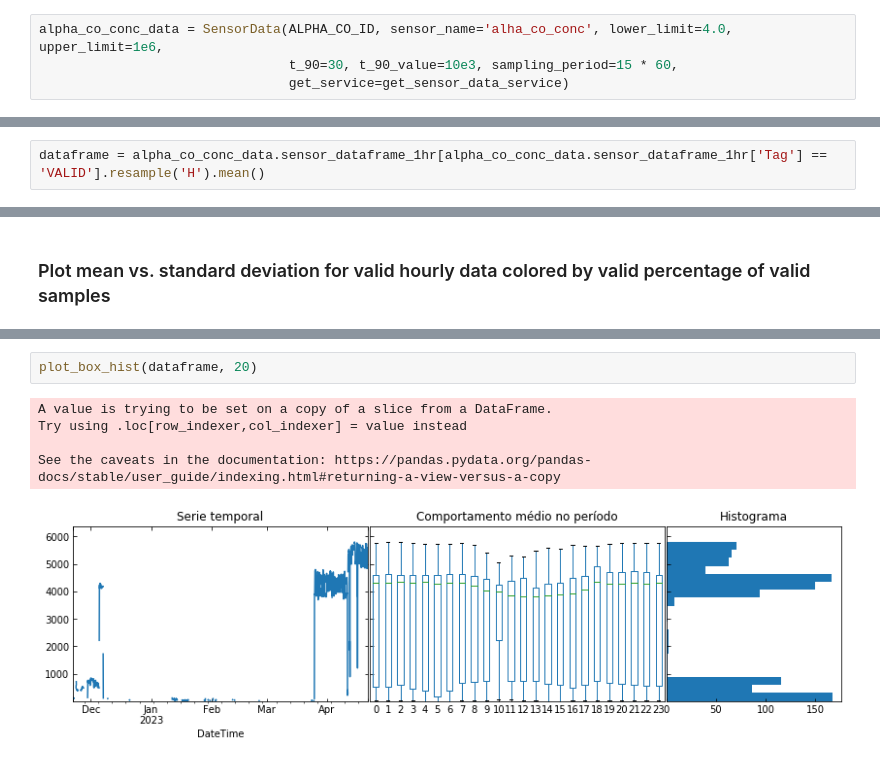
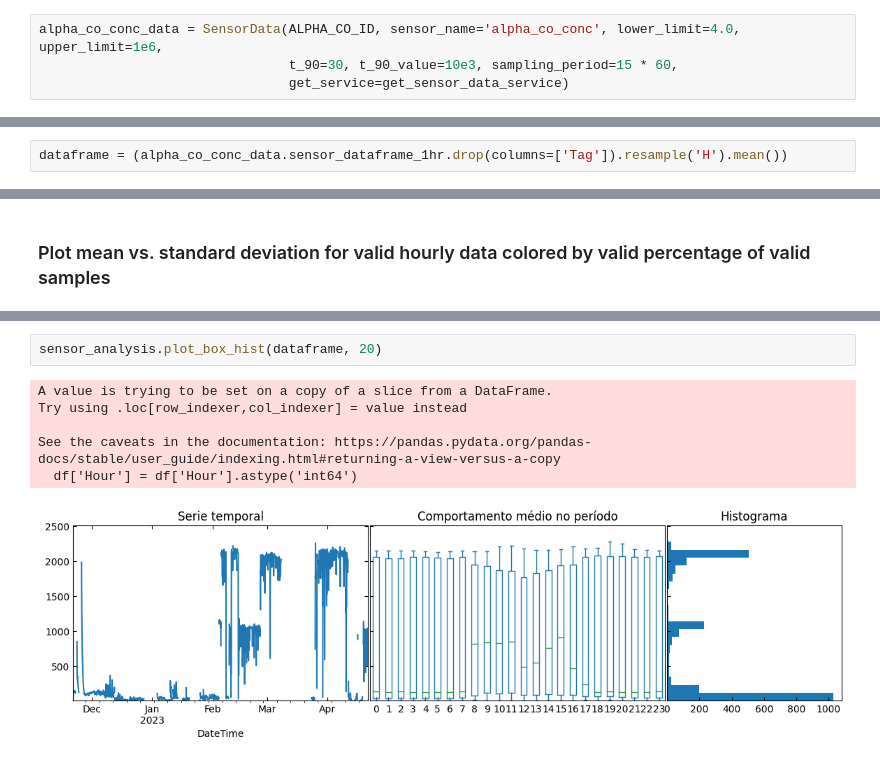
Before and after one commit to campofernando/lcqar-low-cost-monit-proc, a Jupyter notebook: field-data-treatment-Diamante_CO.ipynb, the cells around one changed output, grey strips where cells are left out. Saved outputs shown, nothing was run; the diff lists cells and outputs as text.

Commit message:
Update CO notebook for working with data from micro SD

```diff
--- a/field-data-treatment-Diamante_CO.ipynb
+++ b/field-data-treatment-Diamante_CO.ipynb
@@ -194,5 +50,5 @@ def count_tags(tags_list, df):
 # %%
-alpha_co_conc_data = SensorData(ALPHA_CO_ID, sensor_name='alha_co_conc', lower_limit=4.0, upper_limit=1e6,
+alpha_co_conc_data = SensorData(ALPHA_CO_ID, sensor_name='alpha_co_conc', lower_limit=4.0, upper_limit=1e6,
                                 t_90=30, t_90_value=10e3, sampling_period=15 * 60,
                                 get_service=get_sensor_data_service)
 # %% [markdown]
@@ -398,3 +189,3 @@ def plot_box_hist(df, bins):
 # %%
-dataframe = alpha_co_conc_data.sensor_dataframe_1hr[alpha_co_conc_data.sensor_dataframe_1hr['Tag'] == 'VALID'].resample('H').mean()
+dataframe = (alpha_co_conc_data.sensor_dataframe_1hr.drop(columns=['Tag']).resample('H').mean())
 # %% [markdown]
@@ -426,8 +253,9 @@ plot_std_in_time(dataframe)
 # %%
-plot_box_hist(dataframe, 20)
+sensor_analysis.plot_box_hist(dataframe, 20)
 # %% [output]
 A value is trying to be set on a copy of a slice from a DataFrame.
 Try using .loc[row_indexer,col_indexer] = value instead
 
 See the caveats in the documentation: https://pandas.pydata.org/pandas-docs/stable/user_guide/indexing.html#returning-a-view-versus-a-copy
+  df['Hour'] = df['Hour'].astype('int64')
-[figure, old version]
+[figure, new version]
```
Also changed, not shown: parts of 37 cells of this notebook.
